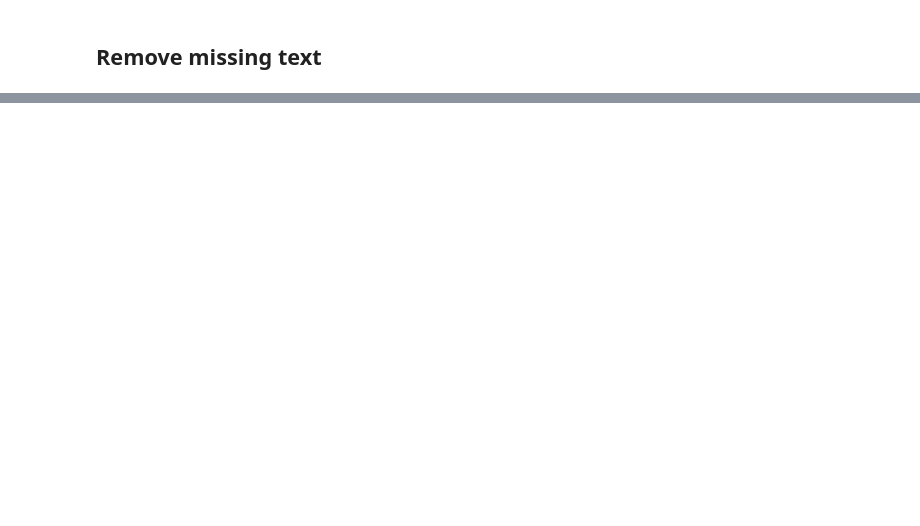
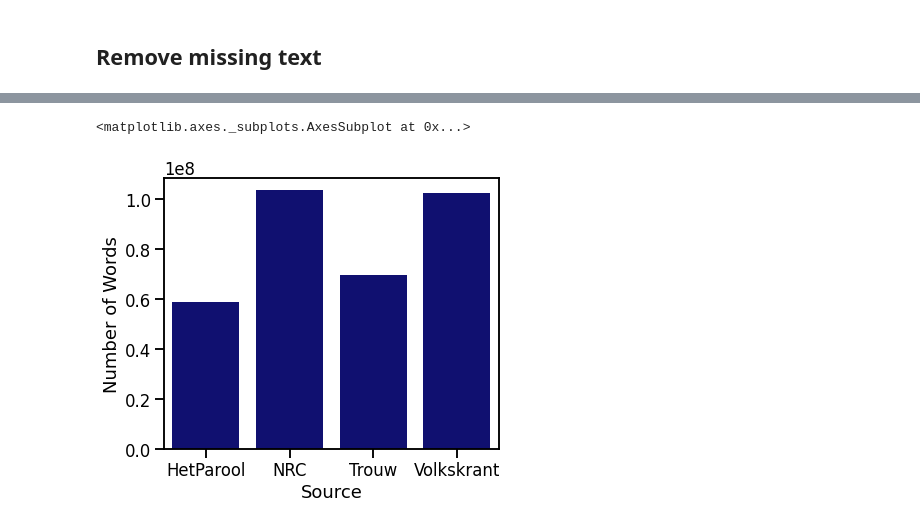
Before and after one commit to Chris-Congleton/MSc-Thesis, a Jupyter notebook: Analysis/2021_DataOverview.ipynb, the cells around one changed output, grey strips where cells are left out. Saved outputs shown, nothing was run; the diff lists cells and outputs as text; code cells hidden in the pictures; blank space fills up the shorter version.

```diff
--- a/Analysis/2021_DataOverview.ipynb
+++ b/Analysis/2021_DataOverview.ipynb
@@ -303,0 +189,7 @@ visualise_relative_mention(df, politici_termen)
+# %%
+df['nwords'] = df.cleantext.str.len()
+df.head()
+
+df_nwords = df.groupby(by='Source').sum('nwords').reset_index().rename(columns={'nwords':'Number of Words'})
+df_nwords = df_nwords.sort_values(by='Source')
+df_nwords.head()
@@ -303,0 +202,10 @@ visualise_relative_mention(df, politici_termen)
+# %%
+# bigger plot elements suitable for giving talks
+sns.set_context("talk")
+# set figure size
+plt.figure(figsize=(6,5))
+# Time series plot with Seaborn lineplot()
+sns.barplot(x=df_nwords.Source, y=df_nwords['Number of Words'], color="navy")
+# %% [output]
+<matplotlib.axes._subplots.AxesSubplot at 0x...>
+[figure, added]
```
Also changed, not shown: parts of 25 cells of this notebook.
